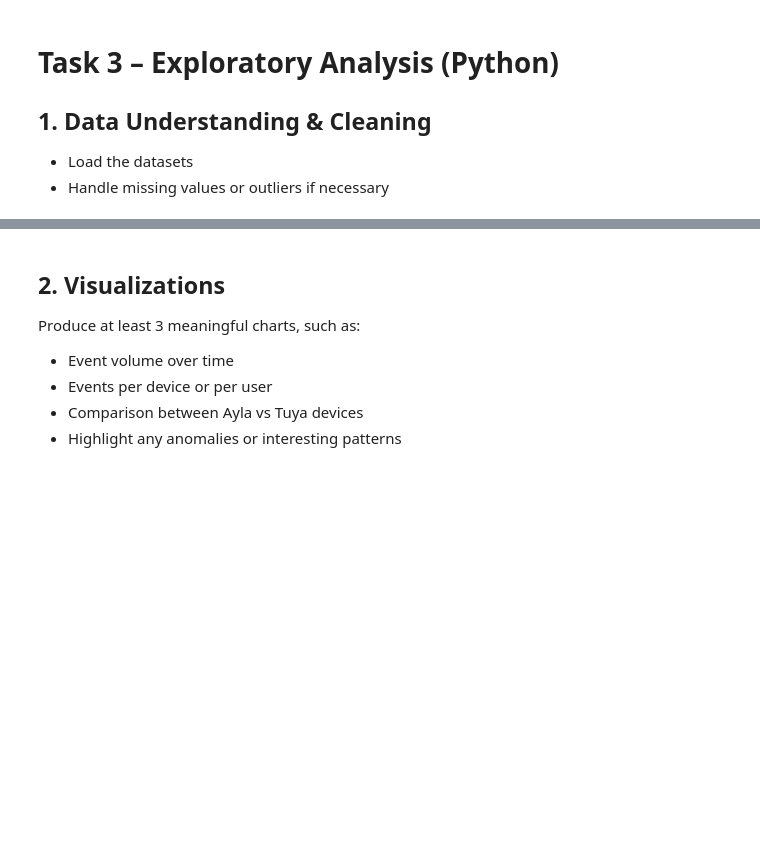
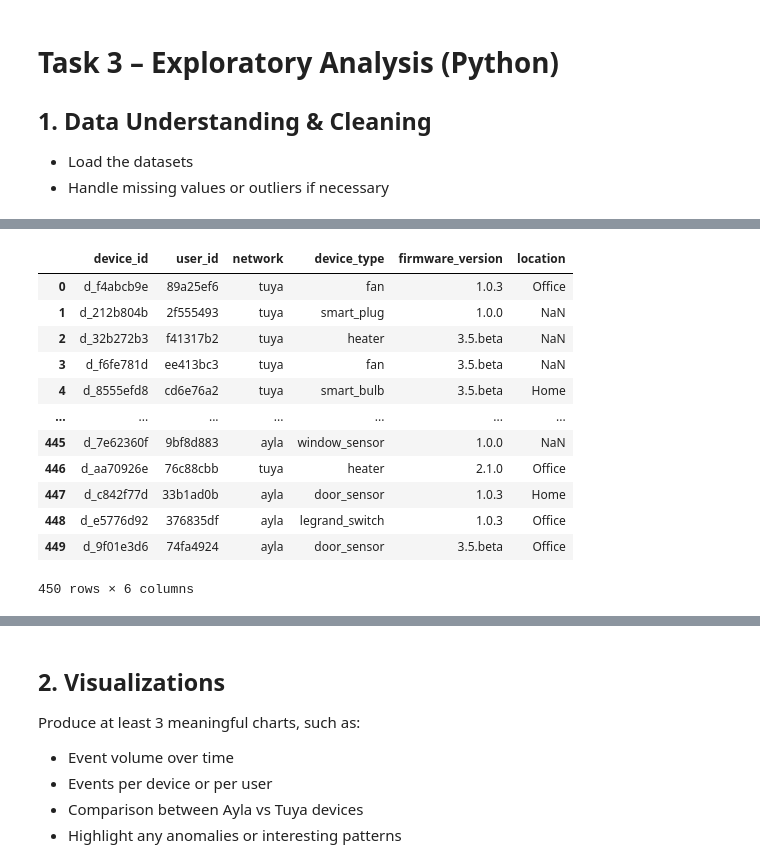
Before and after one commit to MaziarCenCol/data-analysis-assessment, a Jupyter notebook: notebooks/analysis.ipynb, the cells around one changed output, grey strips where cells are left out. Drawn from its saved outputs; the diff is of its cells as text; code cells hidden in the pictures; blank space fills up the shorter version.

```diff
--- a/notebooks/analysis.ipynb
+++ b/notebooks/analysis.ipynb
@@ -16,0 +33,16 @@ df_users = pd.read_csv('../data/users.csv')
+# %%
+df_devices
+# %% [output]
+|  | device_id | user_id | network | device_type | firmware_version | location |
+| 0 | d_f4abcb9e | 89a25ef6 | tuya | fan | 1.0.3 | Office |
+| 1 | d_212b804b | 2f555493 | tuya | smart_plug | 1.0.0 | NaN |
+| 2 | d_32b272b3 | f41317b2 | tuya | heater | 3.5.beta | NaN |
+| 3 | d_f6fe781d | ee413bc3 | tuya | fan | 3.5.beta | NaN |
+| 4 | d_8555efd8 | cd6e76a2 | tuya | smart_bulb | 3.5.beta | Home |
+| ... | ... | ... | ... | ... | ... | ... |
+| 445 | d_7e62360f | 9bf8d883 | ayla | window_sensor | 1.0.0 | NaN |
+| 446 | d_aa70926e | 76c88cbb | tuya | heater | 2.1.0 | Office |
+| 447 | d_c842f77d | 33b1ad0b | ayla | door_sensor | 1.0.3 | Home |
+| 448 | d_e5776d92 | 376835df | ayla | legrand_switch | 1.0.3 | Office |
+| 449 | d_9f01e3d6 | 74fa4924 | ayla | door_sensor | 3.5.beta | Office |
+450 rows × 6 columns
```
Also changed, not shown: parts of 17 cells of this notebook, 2 other files.
